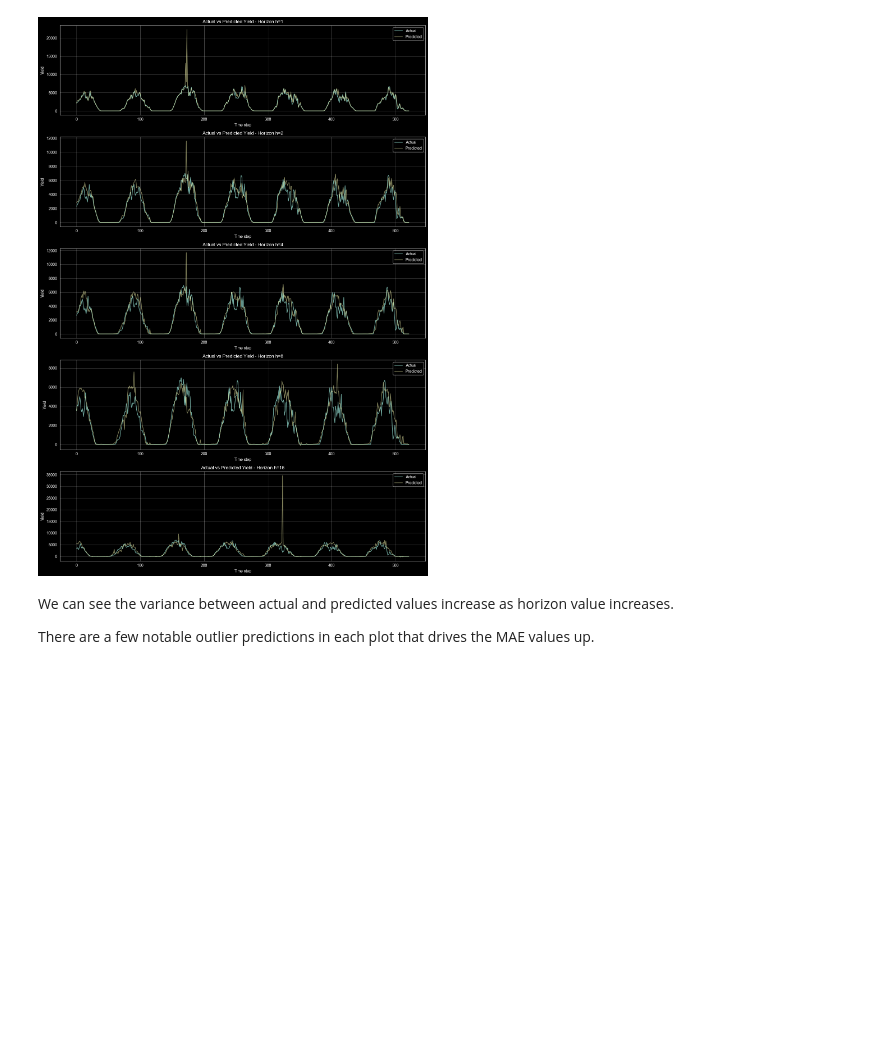
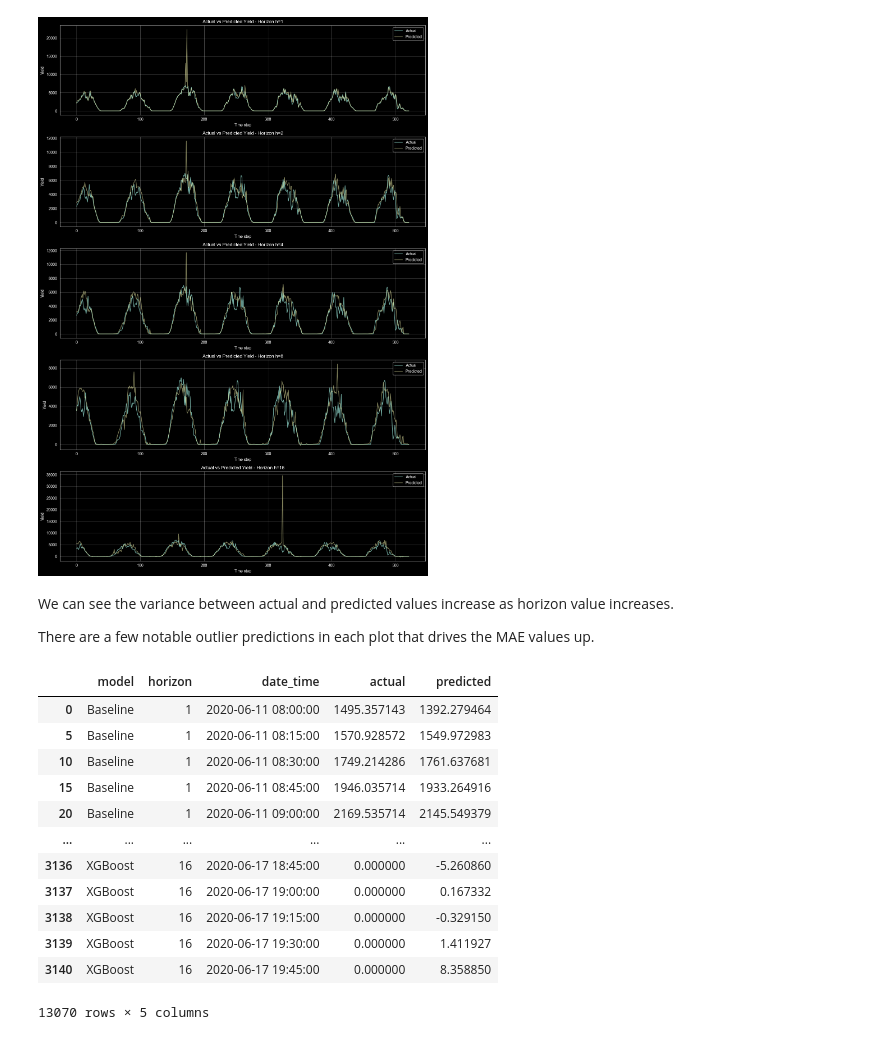
Before and after one commit to bennykn8/HelioCast, a Jupyter notebook: Plant_Model.ipynb, the cells around one changed output. Cells and saved outputs as stored; diff of their text form; code cells hidden in the pictures; blank space fills up the shorter version.

```diff
--- a/Plant_Model.ipynb
+++ b/Plant_Model.ipynb
@@ -457,7 +455,6 @@ fig, axes = plt.subplots(n_horizons, 1, figsize=(14, 4 * n_horizons))
 
 for i, h in enumerate(horizons):
     target_col = f"Y_TARGET_h{h}"
-    pred_col = f"Y_TARGET_h{h}"  # Adjust based on your prediction structure\
 
     xgb_pred = xgb_models[h].predict(X_test)
     axes[i].plot(y_test[target_col].values, label="Actual", alpha=0.8)
@@ -477,3 +474,56 @@ plt.show()
 We can see the variance between actual and predicted values increase as horizon value increases.
 
 There are a few notable outlier predictions in each plot that drives the MAE values up.
+# %%
+#PREP FOR MODEL DATA EXPORT
+
+df_output = pd.DataFrame(columns=["model", "horizon", "date_time", "actual", "predicted"])
+
+baseline_rows = []
+for i, row in df_baseline.iterrows():
+    for h in horizons:
+        baseline_rows.append({"model": "Baseline", "horizon": h, "date_time": row["DATE_TIME"], "actual": row[f"Y_TARGET_h{h}"], "predicted": row[f"Baseline_Pred_h{h}"]})
+
+df_output = pd.DataFrame(baseline_rows)
+#df_output.head(100)
+
+models = [ridge_models, enet_models, xgb_models, lgbm_models]
+model_names = ["Ridge", "ElasticNet", "XGBoost", "LightGBM"]
+
+for i, m in enumerate(models):
+    for h in horizons:
+        df_curr = pd.DataFrame(columns=["model", "horizon", "date_time", "actual", "predicted"])
+
+        target_col = f"Y_TARGET_h{h}"
+        dates = df_features.loc[X_test.index]["DATE_TIME"]
+        actual = y_test[target_col].values
+        m_pred = m[h].predict(X_test)
+
+        df_curr["date_time"] = dates
+        df_curr["actual"] = actual
+        df_curr["predicted"] = m_pred
+        df_curr["model"] = model_names[i]
+        df_curr["horizon"] = h
+
+        df_output = pd.concat([df_output, df_curr])
+
+
+df_output = df_output.sort_values(
+    by=["model", "horizon", "date_time"],
+    ascending=[True, True, True]
+)
+df_output
+# %% [output]
+|  | model | horizon | date_time | actual | predicted |
+| 0 | Baseline | 1 | 2020-06-11 08:00:00 | 1495.357143 | 1392.279464 |
+| 5 | Baseline | 1 | 2020-06-11 08:15:00 | 1570.928572 | 1549.972983 |
+| 10 | Baseline | 1 | 2020-06-11 08:30:00 | 1749.214286 | 1761.637681 |
+| 15 | Baseline | 1 | 2020-06-11 08:45:00 | 1946.035714 | 1933.264916 |
+| 20 | Baseline | 1 | 2020-06-11 09:00:00 | 2169.535714 | 2145.549379 |
+| ... | ... | ... | ... | ... | ... |
+| 3136 | XGBoost | 16 | 2020-06-17 18:45:00 | 0.000000 | -5.260860 |
+| 3137 | XGBoost | 16 | 2020-06-17 19:00:00 | 0.000000 | 0.167332 |
+| 3138 | XGBoost | 16 | 2020-06-17 19:15:00 | 0.000000 | -0.329150 |
+| 3139 | XGBoost | 16 | 2020-06-17 19:30:00 | 0.000000 | 1.411927 |
+| 3140 | XGBoost | 16 | 2020-06-17 19:45:00 | 0.000000 | 8.358850 |
+13070 rows × 5 columns
```
Also changed, not shown: parts of 5 cells of this notebook.
